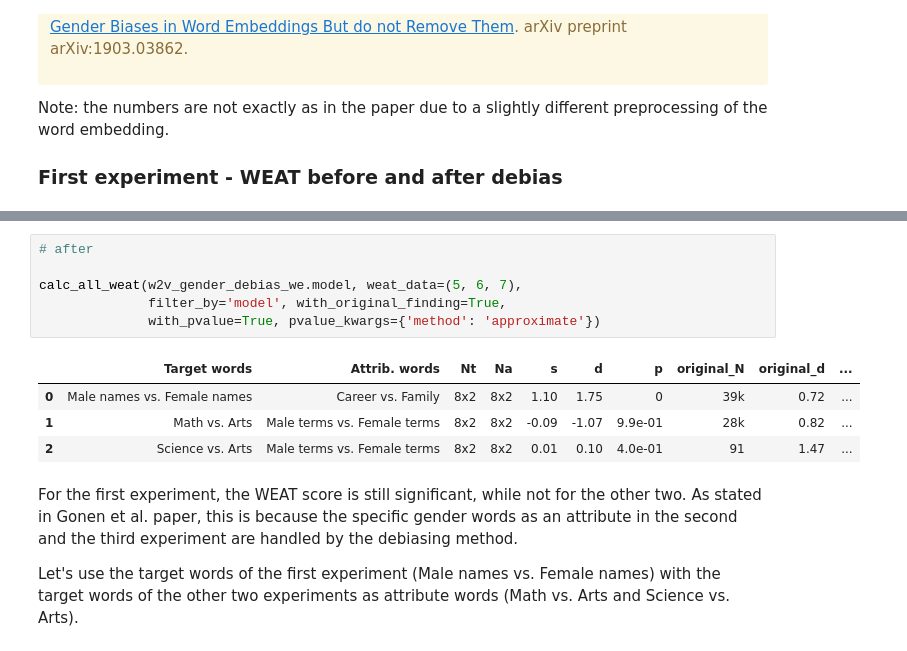
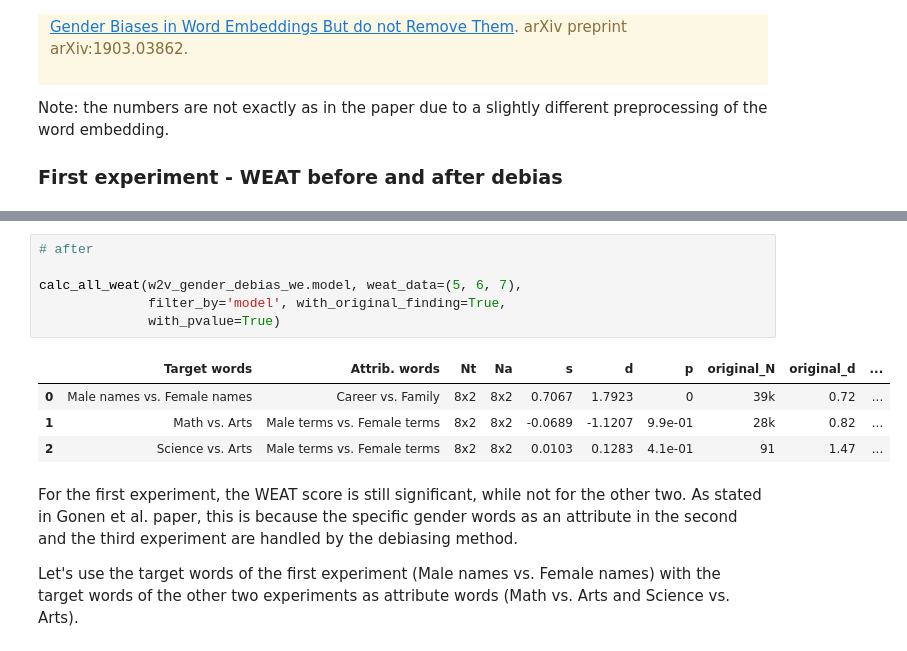
Before and after one commit to ResponsiblyAI/responsibly, a Jupyter notebook: docs/notebooks/demo-word-embedding-bias.ipynb, the cells around one changed output, grey strips where cells are left out. Drawn from its saved outputs; the diff is of its cells as text.

```diff
--- a/docs/notebooks/demo-word-embedding-bias.ipynb
+++ b/docs/notebooks/demo-word-embedding-bias.ipynb
@@ -566,14 +582,14 @@ calc_all_weat(w2v_gender_bias_we.model, weat_data=(5, 6, 7),
 # %%
 # after
 
 calc_all_weat(w2v_gender_debias_we.model, weat_data=(5, 6, 7),
               filter_by='model', with_original_finding=True,
-              with_pvalue=True, pvalue_kwargs={'method': 'approximate'})
+              with_pvalue=True)
 # %% [output]
 |  | Target words | Attrib. words | Nt | Na | s | d | p | original_N | original_d | ... |
-| 0 | Male names vs. Female names | Career vs. Family | 8x2 | 8x2 | 1.10 | 1.75 | 0 | 39k | 0.72 | ... |
-| 1 | Math vs. Arts | Male terms vs. Female terms | 8x2 | 8x2 | -0.09 | -1.07 | 9.9e-01 | 28k | 0.82 | ... |
-| 2 | Science vs. Arts | Male terms vs. Female terms | 8x2 | 8x2 | 0.01 | 0.10 | 4.0e-01 | 91 | 1.47 | ... |
+| 0 | Male names vs. Female names | Career vs. Family | 8x2 | 8x2 | 0.7067 | 1.7923 | 0 | 39k | 0.72 | ... |
+| 1 | Math vs. Arts | Male terms vs. Female terms | 8x2 | 8x2 | -0.0689 | -1.1207 | 9.9e-01 | 28k | 0.82 | ... |
+| 2 | Science vs. Arts | Male terms vs. Female terms | 8x2 | 8x2 | 0.0103 | 0.1283 | 4.1e-01 | 91 | 1.47 | ... |
 # %% [markdown]
 For the first experiment, the WEAT score is still significant, while not for the other two. As stated in Gonen et al. paper, this is because the specific gender words as an attribute in the second and the third experiment are handled by the debiasing method.
 
```
Also changed, not shown: parts of 18 cells of this notebook, 21 other files.
